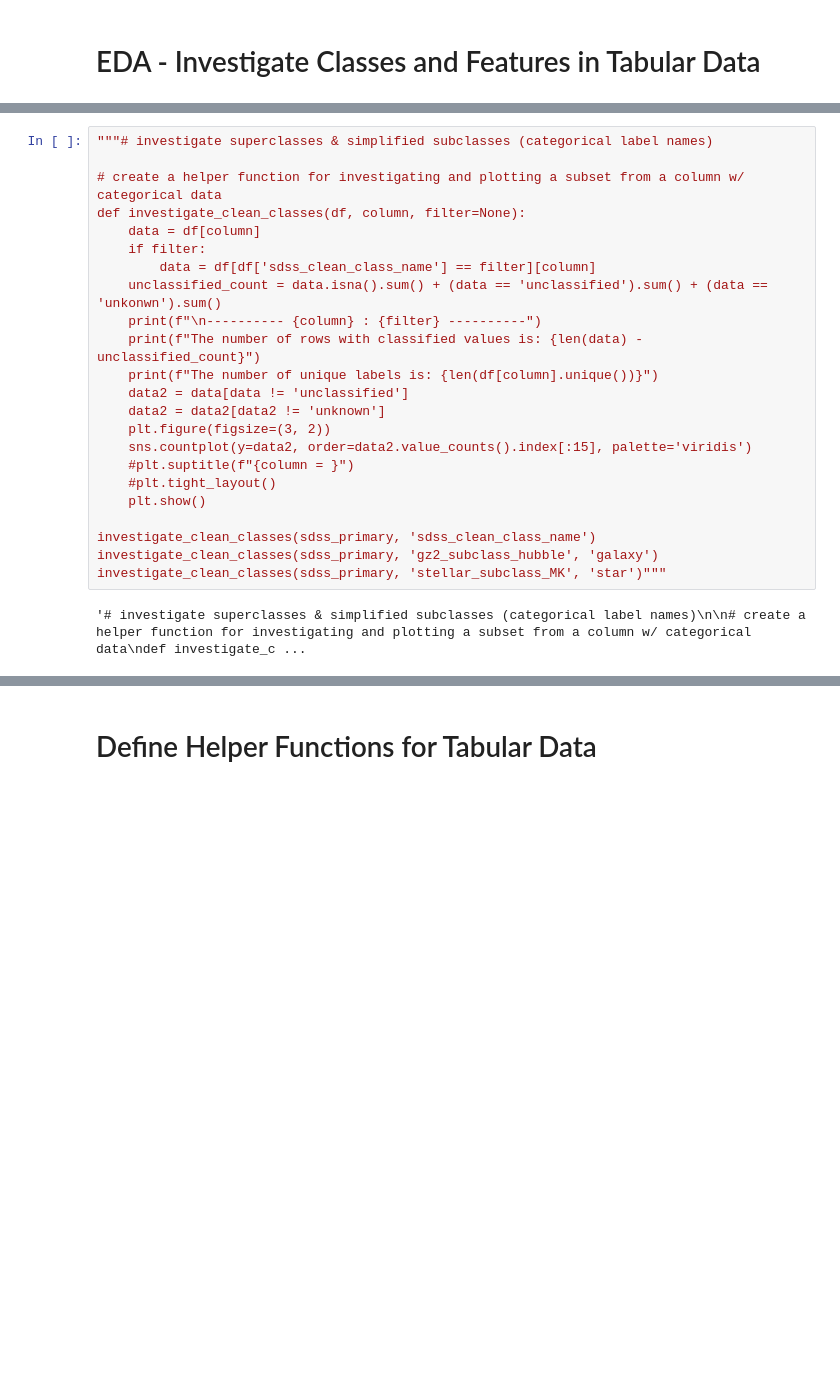
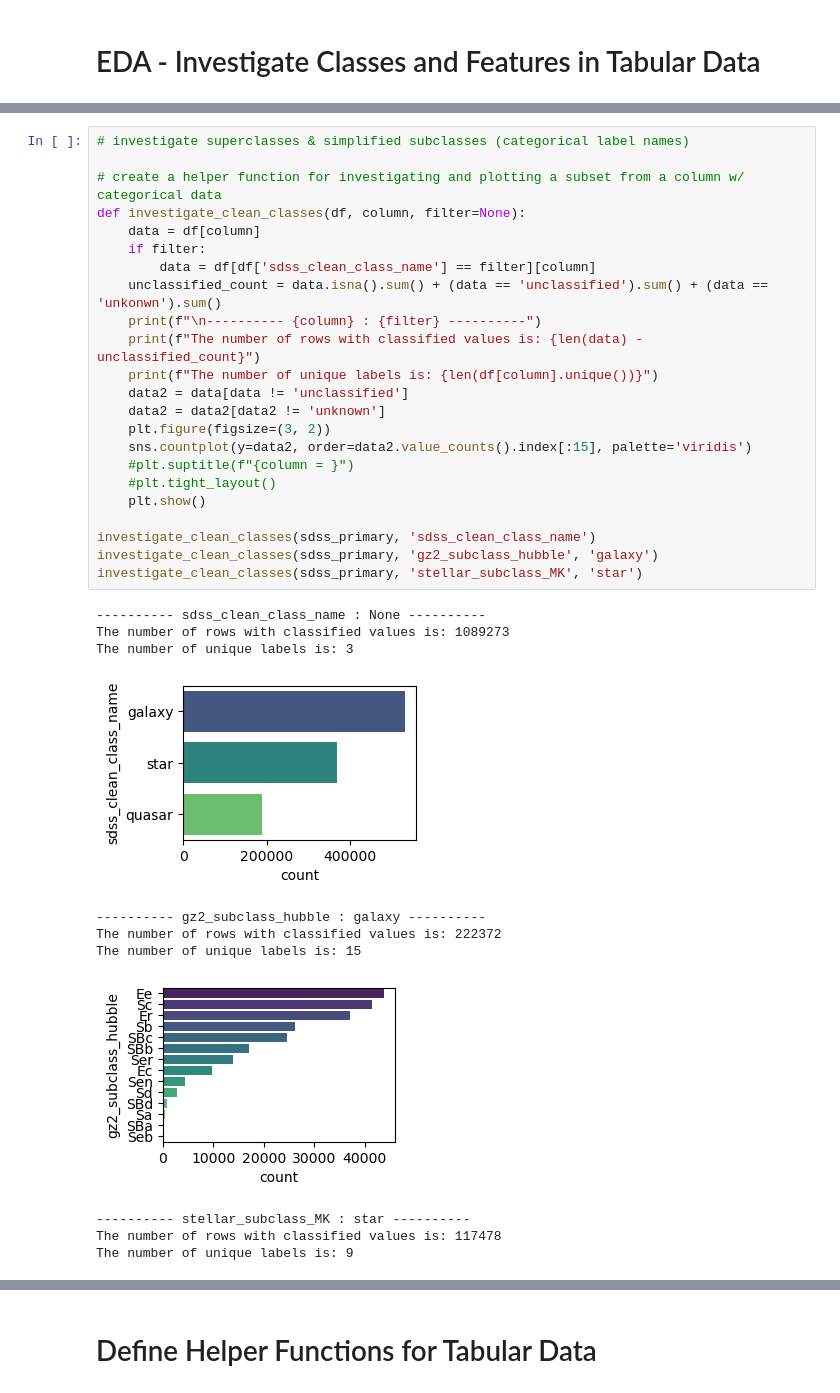
Before and after one commit to jspencermorris/galaxies_sdss, a Jupyter notebook: notebooks/jsm_modeling_tabular.ipynb, the cells around one changed output, grey strips where cells are left out. Saved outputs shown, nothing was run; the diff lists cells and outputs as text; blank space fills up the shorter version.

```diff
--- a/notebooks/jsm_modeling_tabular.ipynb
+++ b/notebooks/jsm_modeling_tabular.ipynb
@@ -111,25 +144,35 @@ print(sdss_primary.info())"""
 # %%
-"""# investigate superclasses & simplified subclasses (categorical label names)
+# investigate superclasses & simplified subclasses (categorical label names)
 
 # create a helper function for investigating and plotting a subset from a column w/ categorical data
 def investigate_clean_classes(df, column, filter=None):
     data = df[column]
     if filter:
         data = df[df['sdss_clean_class_name'] == filter][column]
     unclassified_count = data.isna().sum() + (data == 'unclassified').sum() + (data == 'unkonwn').sum()
     print(f"\n---------- {column} : {filter} ----------")
     print(f"The number of rows with classified values is: {len(data) - unclassified_count}")
     print(f"The number of unique labels is: {len(df[column].unique())}")
     data2 = data[data != 'unclassified']
     data2 = data2[data2 != 'unknown']
     plt.figure(figsize=(3, 2))
     sns.countplot(y=data2, order=data2.value_counts().index[:15], palette='viridis')
     #plt.suptitle(f"{column = }")
     #plt.tight_layout()
     plt.show()
 
 investigate_clean_classes(sdss_primary, 'sdss_clean_class_name')
 investigate_clean_classes(sdss_primary, 'gz2_subclass_hubble', 'galaxy')
-investigate_clean_classes(sdss_primary, 'stellar_subclass_MK', 'star')"""
+investigate_clean_classes(sdss_primary, 'stellar_subclass_MK', 'star')
 # %% [output]
-'# investigate superclasses & simplified subclasses (categorical label names)\n\n# create a helper function for investigating and plotting a subset from a column w/ categorical data\ndef investigate_c ...
+---------- sdss_clean_class_name : None ----------
+The number of rows with classified values is: 1089273
+The number of unique labels is: 3
+[figure, added]
+---------- gz2_subclass_hubble : galaxy ----------
+The number of rows with classified values is: 222372
+The number of unique labels is: 15
+[figure, added]
+---------- stellar_subclass_MK : star ----------
+The number of rows with classified values is: 117478
+The number of unique labels is: 9
```
Also changed, not shown: parts of 28 cells of this notebook.
